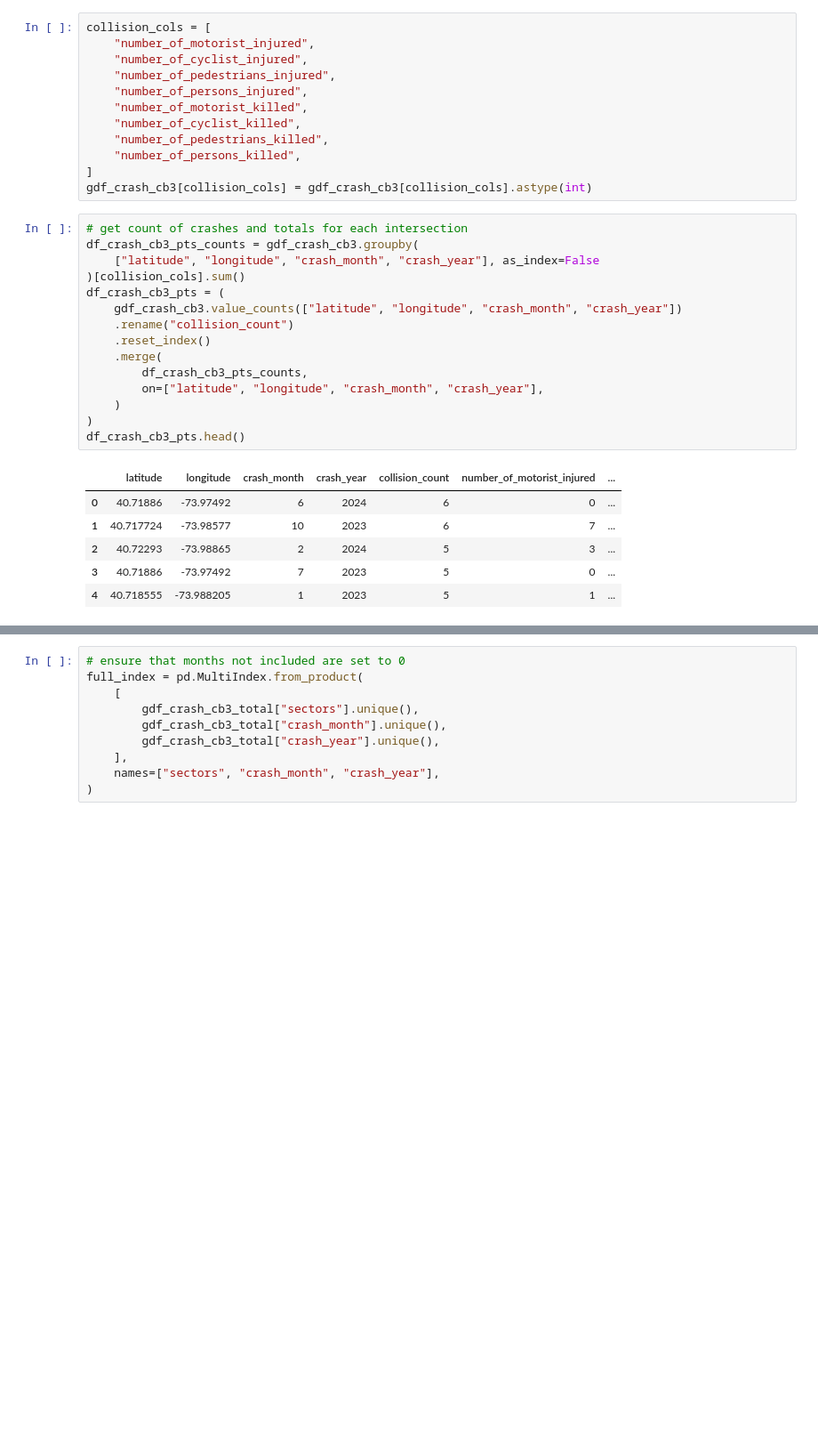
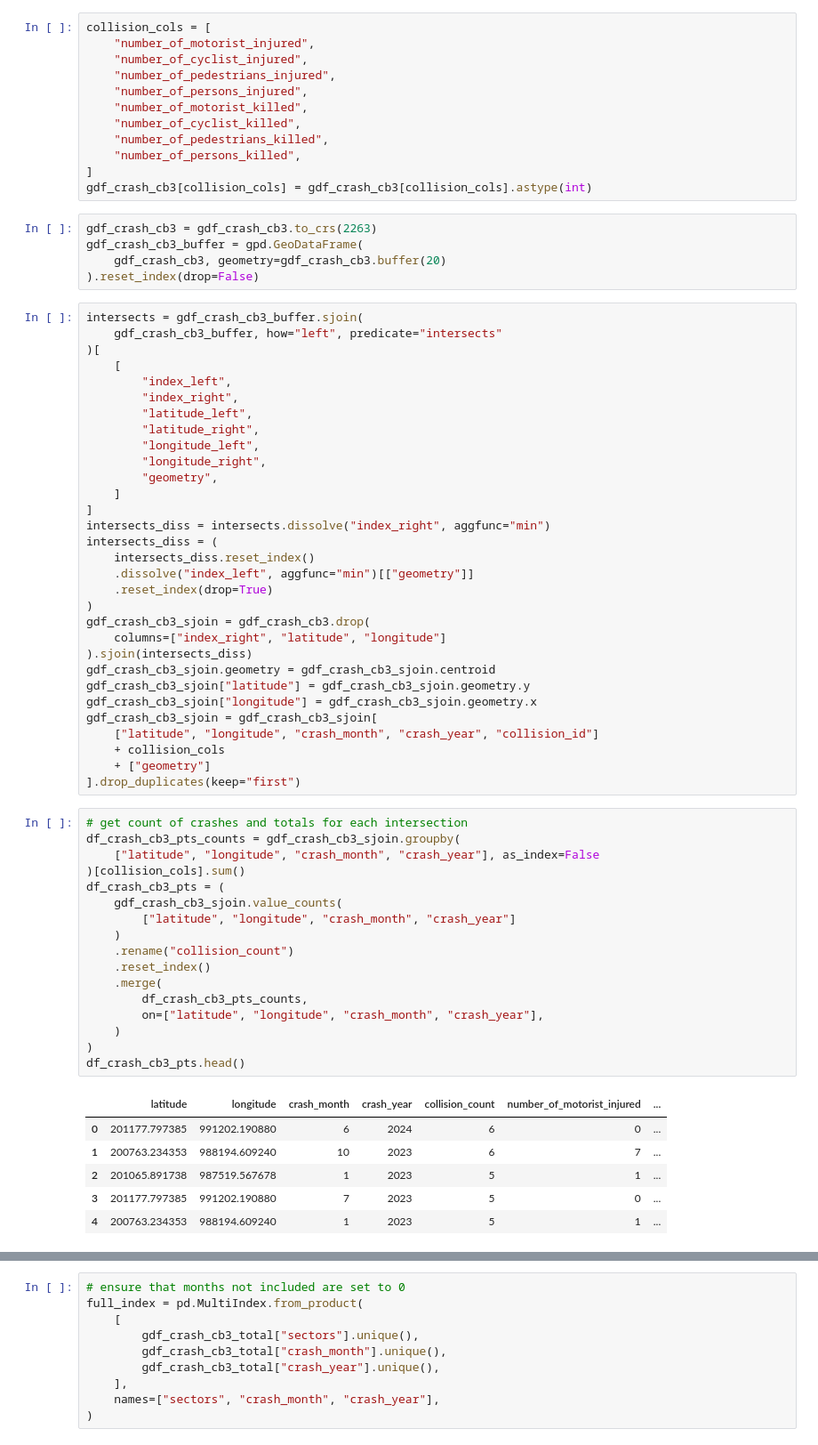
Before and after one commit to jennahgosciak/cb3-interactive, a Jupyter notebook: load_contextual_data.ipynb, the cells around one changed output, grey strips where cells are left out. Shown: that part at 89% size. Drawn from its saved outputs; the diff is of its cells as text; blank space fills up the shorter version.

```diff
--- a/load_contextual_data.ipynb
+++ b/load_contextual_data.ipynb
@@ -222,25 +222,63 @@ collision_cols = [
     "number_of_persons_killed",
 ]
 gdf_crash_cb3[collision_cols] = gdf_crash_cb3[collision_cols].astype(int)
+# %%
+gdf_crash_cb3 = gdf_crash_cb3.to_crs(2263)
+gdf_crash_cb3_buffer = gpd.GeoDataFrame(
+    gdf_crash_cb3, geometry=gdf_crash_cb3.buffer(20)
+).reset_index(drop=False)
+# %%
+intersects = gdf_crash_cb3_buffer.sjoin(
+    gdf_crash_cb3_buffer, how="left", predicate="intersects"
+)[
+    [
+        "index_left",
+        "index_right",
+        "latitude_left",
+        "latitude_right",
+        "longitude_left",
+        "longitude_right",
+        "geometry",
+    ]
+]
+intersects_diss = intersects.dissolve("index_right", aggfunc="min")
+intersects_diss = (
+    intersects_diss.reset_index()
+    .dissolve("index_left", aggfunc="min")[["geometry"]]
+    .reset_index(drop=True)
+)
+gdf_crash_cb3_sjoin = gdf_crash_cb3.drop(
+    columns=["index_right", "latitude", "longitude"]
+).sjoin(intersects_diss)
+gdf_crash_cb3_sjoin.geometry = gdf_crash_cb3_sjoin.centroid
+gdf_crash_cb3_sjoin["latitude"] = gdf_crash_cb3_sjoin.geometry.y
+gdf_crash_cb3_sjoin["longitude"] = gdf_crash_cb3_sjoin.geometry.x
+gdf_crash_cb3_sjoin = gdf_crash_cb3_sjoin[
+    ["latitude", "longitude", "crash_month", "crash_year", "collision_id"]
+    + collision_cols
+    + ["geometry"]
+].drop_duplicates(keep="first")
 # %%
 # get count of crashes and totals for each intersection
-df_crash_cb3_pts_counts = gdf_crash_cb3.groupby(
+df_crash_cb3_pts_counts = gdf_crash_cb3_sjoin.groupby(
     ["latitude", "longitude", "crash_month", "crash_year"], as_index=False
 )[collision_cols].sum()
 df_crash_cb3_pts = (
-    gdf_crash_cb3.value_counts(["latitude", "longitude", "crash_month", "crash_year"])
+    gdf_crash_cb3_sjoin.value_counts(
+        ["latitude", "longitude", "crash_month", "crash_year"]
+    )
     .rename("collision_count")
     .reset_index()
     .merge(
         df_crash_cb3_pts_counts,
         on=["latitude", "longitude", "crash_month", "crash_year"],
     )
 )
 df_crash_cb3_pts.head()
 # %% [output]
 |  | latitude | longitude | crash_month | crash_year | collision_count | number_of_motorist_injured | ... |
-| 0 | 40.71886 | -73.97492 | 6 | 2024 | 6 | 0 | ... |
-| 1 | 40.717724 | -73.98577 | 10 | 2023 | 6 | 7 | ... |
-| 2 | 40.72293 | -73.98865 | 2 | 2024 | 5 | 3 | ... |
-| 3 | 40.71886 | -73.97492 | 7 | 2023 | 5 | 0 | ... |
-| 4 | 40.718555 | -73.988205 | 1 | 2023 | 5 | 1 | ... |
+| 0 | 201177.797385 | 991202.190880 | 6 | 2024 | 6 | 0 | ... |
+| 1 | 200763.234353 | 988194.609240 | 10 | 2023 | 6 | 7 | ... |
+| 2 | 201065.891738 | 987519.567678 | 1 | 2023 | 5 | 1 | ... |
+| 3 | 201177.797385 | 991202.190880 | 7 | 2023 | 5 | 0 | ... |
+| 4 | 200763.234353 | 988194.609240 | 1 | 2023 | 5 | 1 | ... |
```
Also changed, not shown: parts of 9 cells of this notebook, 2 other files.
